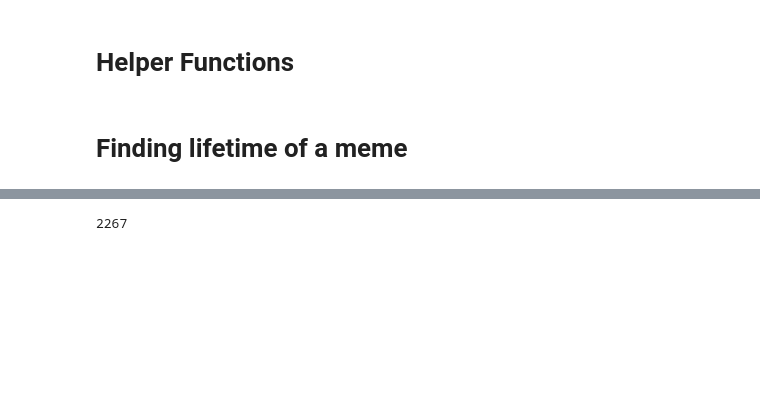
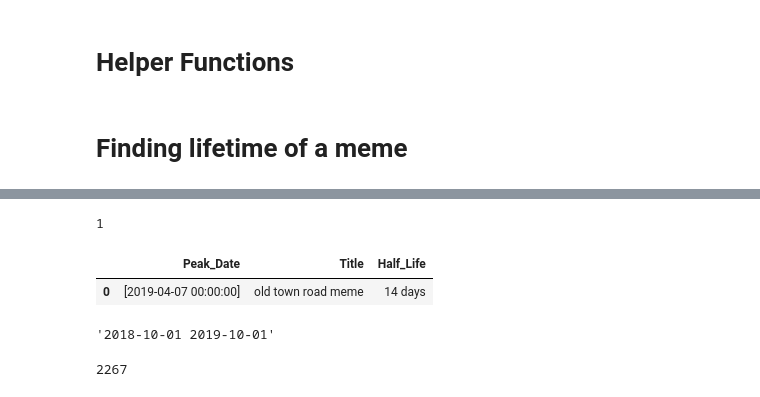
Before and after one commit to tpgkevin/memes, a Jupyter notebook: Untitled.ipynb, the cells around one changed output, grey strips where cells are left out. Saved outputs shown, nothing was run; the diff lists cells and outputs as text; code cells hidden in the pictures; blank space fills up the shorter version.

```diff
--- a/Untitled.ipynb
+++ b/Untitled.ipynb
@@ -234,3 +303,15 @@ while x<6:
+# %%
+df = pd.read_pickle('memes.pkl')
+# %%
+runMemesD(df.iloc[1:2])
+# %% [output]
+1
+|  | Peak_Date | Title | Half_Life |
+| 0 | [2019-04-07 00:00:00] | old town road meme | 14 days |
+# %%
+test
+# %% [output]
+'2018-10-01 2019-10-01'
 # %%
 df = pd.read_pickle('memes.pkl')
 with open('NamesLeft', 'w') as myfile:
```
Also changed, not shown: parts of 16 cells of this notebook, 6 other files.
